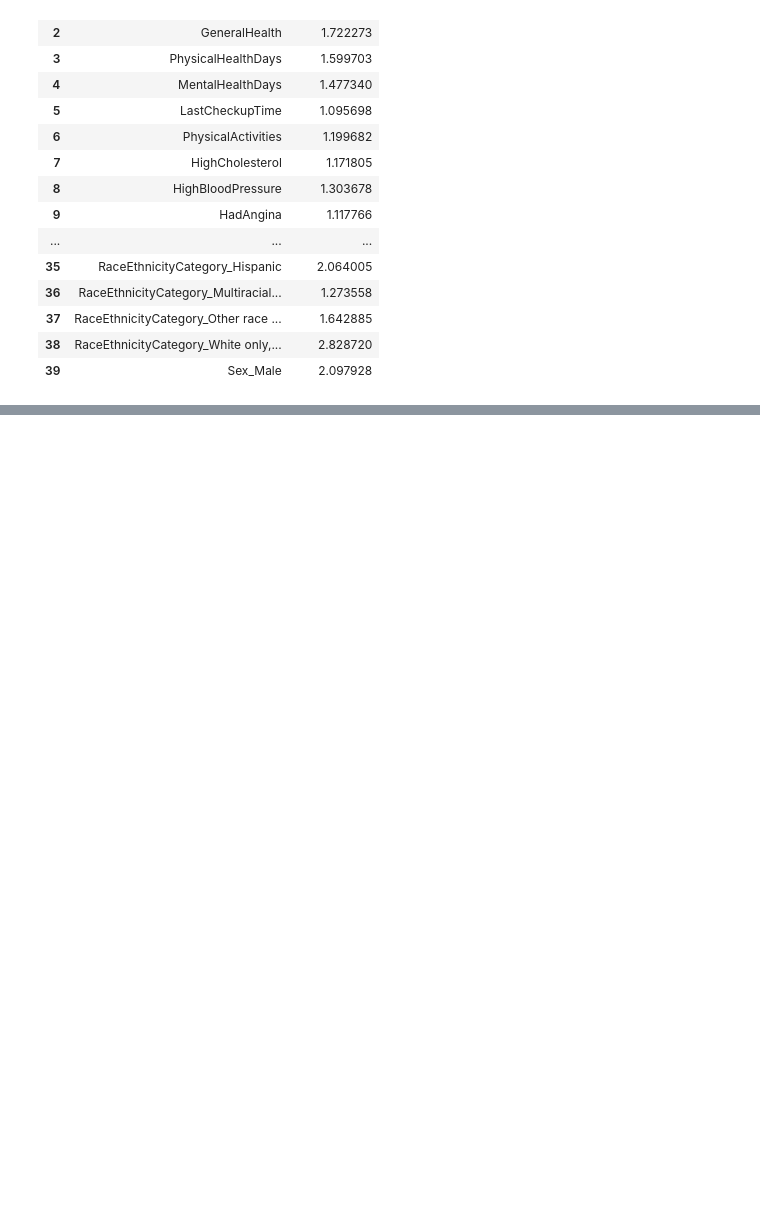
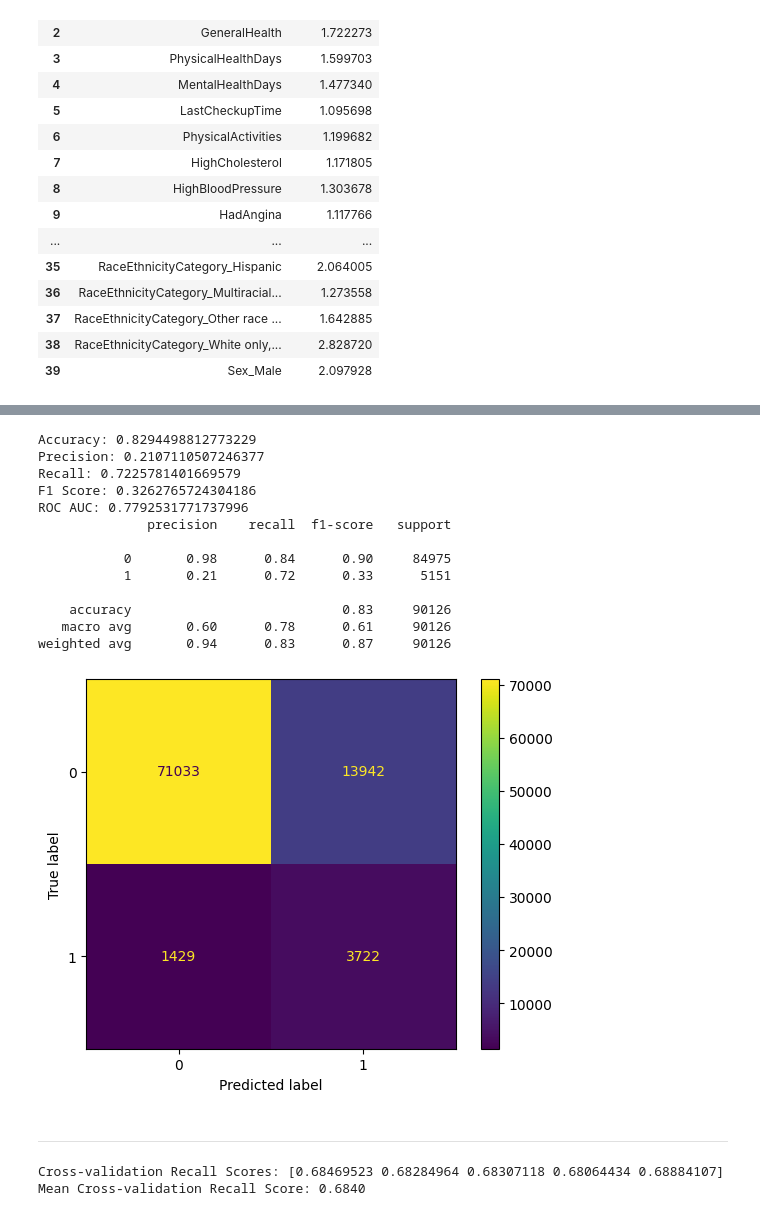
Before and after one commit to RedEye1605/9-Rhendy-Japelhendal-Saragih-Sumbayak-Sheyla-Natasha-Rahma-Ditia, a Jupyter notebook: notebooks/modeling.ipynb, the cells around one changed output, grey strips where cells are left out. Drawn from its saved outputs; the diff is of its cells as text; code cells hidden in the pictures; blank space fills up the shorter version.

```diff
--- a/notebooks/modeling.ipynb
+++ b/notebooks/modeling.ipynb
@@ -536,0 +274,44 @@ AUC-PR                       0.395120
+# %%
+# 3. **Apply SMOTE for Imbalanced Classes**
+smote = SMOTE(sampling_strategy='auto', random_state=42)
+
+X_train_smote, y_train_smote = smote.fit_resample(X_train_selected, y_train)
+# %%
+# Bangun model Logistic Regression
+logreg = LogisticRegression(max_iter=1000, random_state=42)
+
+# Latih model pada data yang sudah di-resample
+logreg.fit(X_train_smote, y_train_smote)
+
+# Evaluasi model
+y_pred = logreg.predict(X_test_scaled[:, selector.get_support()])  # Gunakan fitur yang dipilih
+
+# Evaluasi hasil menggunakan metrik
+print("Accuracy:", accuracy_score(y_test, y_pred))
+print("Precision:", precision_score(y_test, y_pred))
+print("Recall:", recall_score(y_test, y_pred))
+print("F1 Score:", f1_score(y_test, y_pred))
+print("ROC AUC:", roc_auc_score(y_test, y_pred))
+
+# Tampilkan confusion matrix
+conf_matrix = confusion_matrix(y_test, y_pred)
+conf_matrix_display = ConfusionMatrixDisplay(confusion_matrix=conf_matrix)  # Corrected argument name
+conf_matrix_display.plot()
+
+# Tampilkan classification report
+print(classification_report(y_test, y_pred))
+# %% [output]
+Accuracy: 0.8294498812773229
+Precision: 0.2107110507246377
+Recall: 0.7225781401669579
+F1 Score: 0.3262765724304186
+ROC AUC: 0.7792531771737996
+              precision    recall  f1-score   support
+
+           0       0.98      0.84      0.90     84975
+           1       0.21      0.72      0.33      5151
+
+    accuracy                           0.83     90126
+   macro avg       0.60      0.78      0.61     90126
+weighted avg       0.94      0.83      0.87     90126
+[figure, added]
@@ -536,0 +324,4 @@ AUC-PR                       0.395120
+# %% [markdown]
+
+
+---
@@ -536,0 +344,10 @@ AUC-PR                       0.395120
+# %%
+# 7. **Cross-validation to maximize recall score**
+# Gunakan Stratified KFold untuk memastikan distribusi target yang seimbang
+cv = StratifiedKFold(n_splits=5, shuffle=True, random_state=42)
+cross_val_scores = cross_val_score(logreg, X_train_smote, y_train_smote, cv=cv, scoring='recall')
+print(f"Cross-validation Recall Scores: {cross_val_scores}")
+print(f"Mean Cross-validation Recall Score: {cross_val_scores.mean():.4f}")
+# %% [output]
+Cross-validation Recall Scores: [0.68469523 0.68284964 0.68307118 0.68064434 0.68884107]
+Mean Cross-validation Recall Score: 0.6840
```
Also changed, not shown: parts of 65 cells of this notebook, 1 other file.
